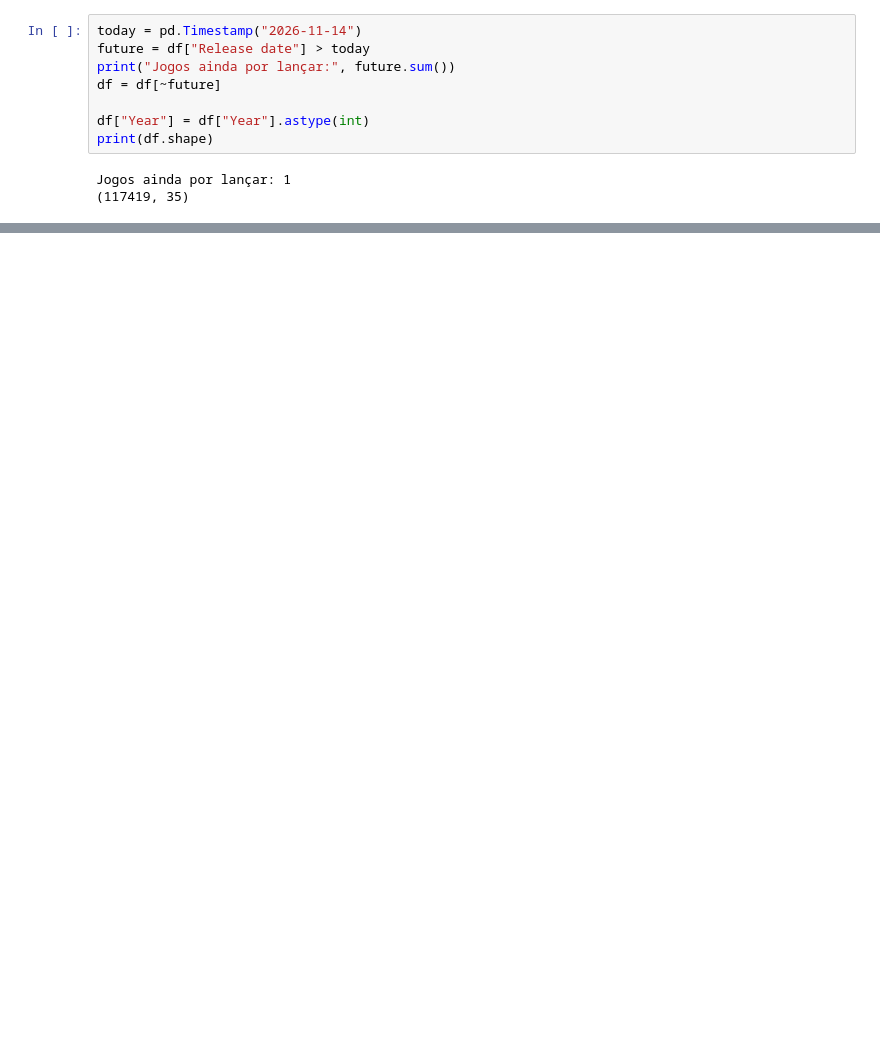
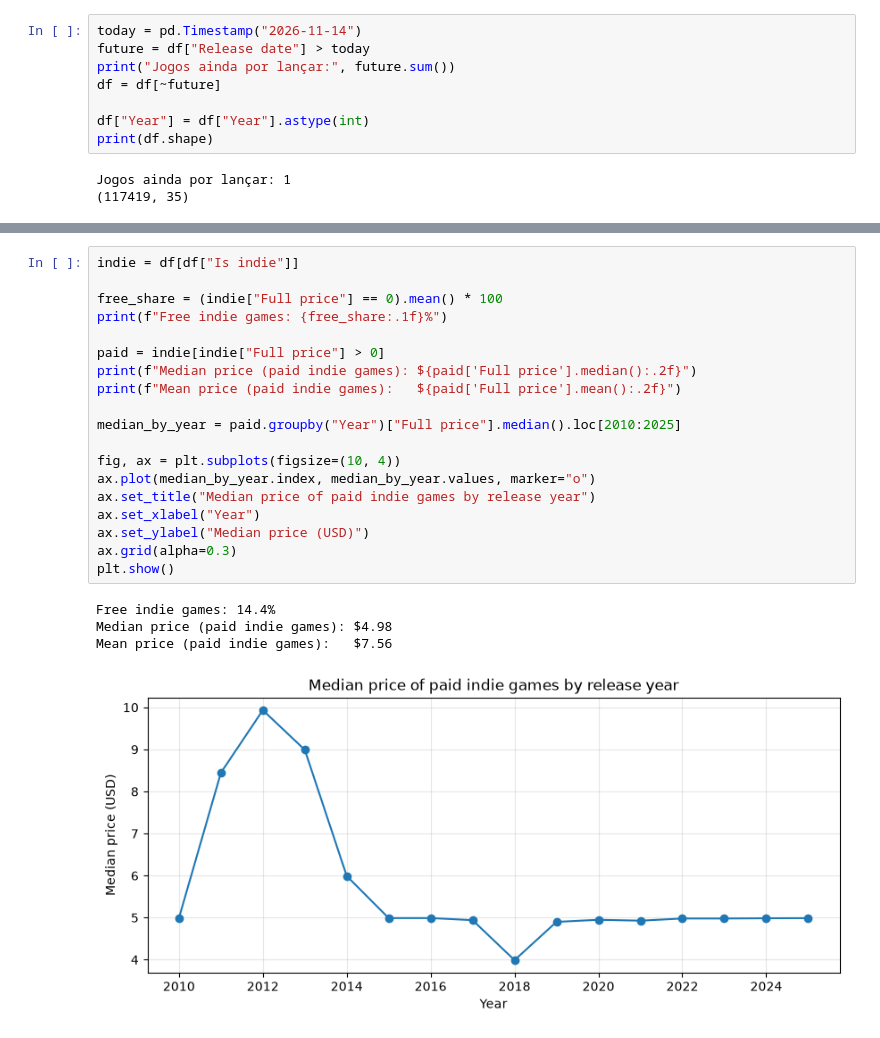
Before and after one commit to rodrigosogoncalves/steam-indie-ai, a Jupyter notebook: 01_exploration.ipynb, the cells around one changed output, grey strips where cells are left out. Drawn from its saved outputs; the diff is of its cells as text; blank space fills up the shorter version.

Commit message:
Correct prices for discounts and analyze indie game prices

```diff
--- a/01_exploration.ipynb
+++ b/01_exploration.ipynb
@@ -300,0 +324,24 @@ The indie share fell from 77% (2018) to 68% (2023) and rose back to 71% in 2025.
+# %%
+indie = df[df["Is indie"]]
+
+free_share = (indie["Full price"] == 0).mean() * 100
+print(f"Free indie games: {free_share:.1f}%")
+
+paid = indie[indie["Full price"] > 0]
+print(f"Median price (paid indie games): ${paid['Full price'].median():.2f}")
+print(f"Mean price (paid indie games):   ${paid['Full price'].mean():.2f}")
+
+median_by_year = paid.groupby("Year")["Full price"].median().loc[2010:2025]
+
+fig, ax = plt.subplots(figsize=(10, 4))
+ax.plot(median_by_year.index, median_by_year.values, marker="o")
+ax.set_title("Median price of paid indie games by release year")
+ax.set_xlabel("Year")
+ax.set_ylabel("Median price (USD)")
+ax.grid(alpha=0.3)
+plt.show()
+# %% [output]
+Free indie games: 14.4%
+Median price (paid indie games): $4.98
+Mean price (paid indie games):   $7.56
+[figure, added]
```
Also changed, not shown: parts of 18 cells of this notebook.
